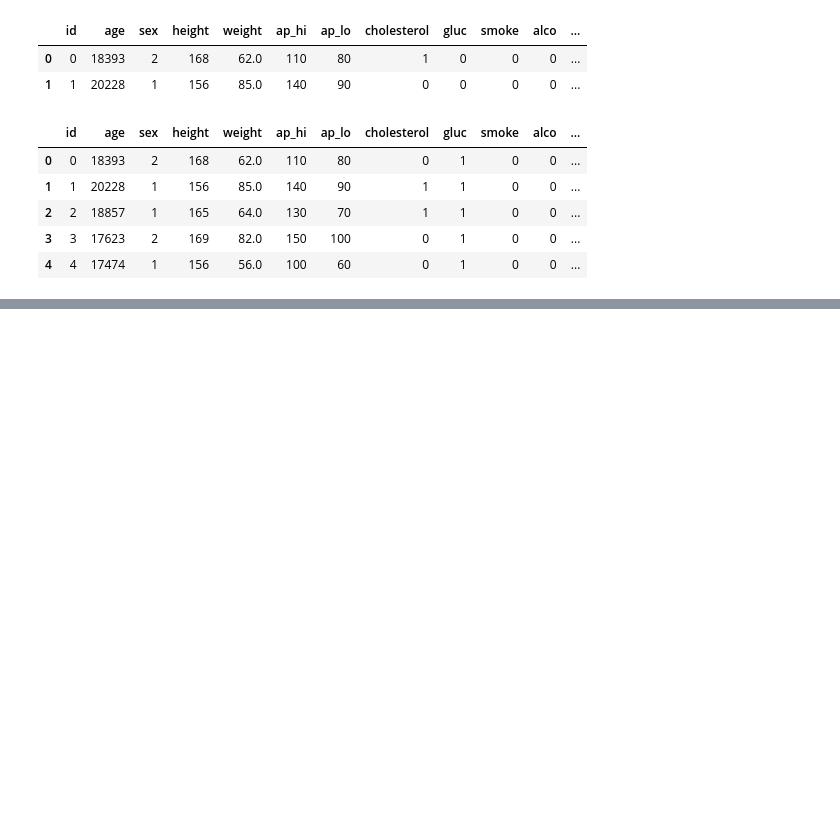
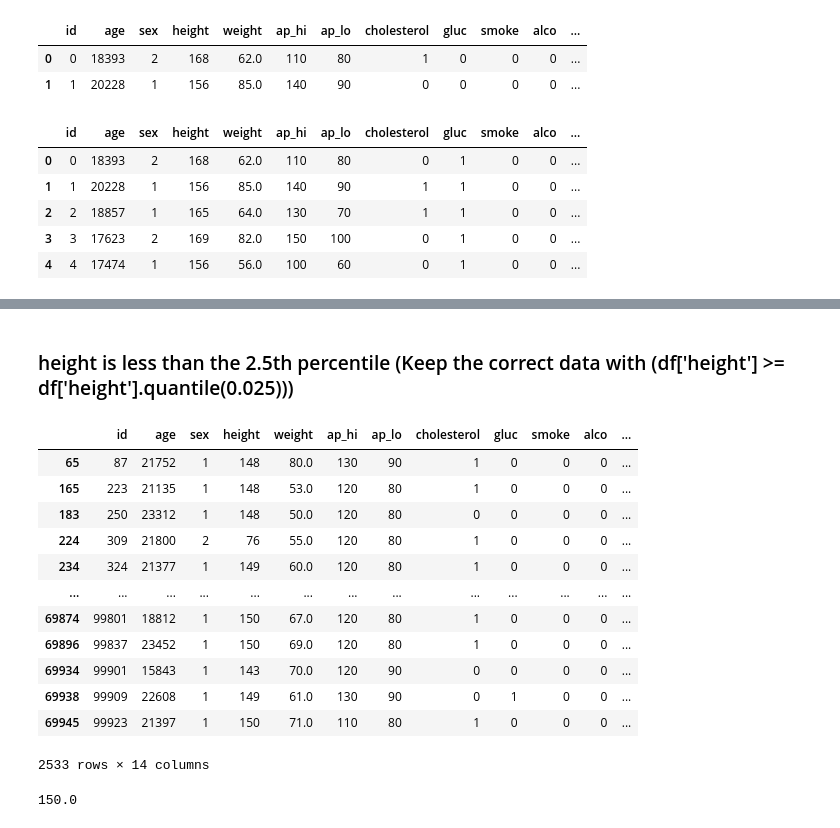
Before and after one commit to DataWeeb/PandasProjects, a Jupyter notebook: medicalExaminations.ipynb, the cells around one changed output, grey strips where cells are left out. Drawn from its saved outputs; the diff is of its cells as text; code cells hidden in the pictures; blank space fills up the shorter version.

```diff
--- a/medicalExaminations.ipynb
+++ b/medicalExaminations.ipynb
@@ -177,0 +227,22 @@ df.head()
+# %% [markdown]
+### height is less than the 2.5th percentile (Keep the correct data with (df['height'] >= df['height'].quantile(0.025)))
+# %%
+df[df['height']<=df['height'].quantile(0.025)]
+# %% [output]
+|  | id | age | sex | height | weight | ap_hi | ap_lo | cholesterol | gluc | smoke | alco | ... |
+| 65 | 87 | 21752 | 1 | 148 | 80.0 | 130 | 90 | 1 | 0 | 0 | 0 | ... |
+| 165 | 223 | 21135 | 1 | 148 | 53.0 | 120 | 80 | 1 | 0 | 0 | 0 | ... |
+| 183 | 250 | 23312 | 1 | 148 | 50.0 | 120 | 80 | 0 | 0 | 0 | 0 | ... |
+| 224 | 309 | 21800 | 2 | 76 | 55.0 | 120 | 80 | 1 | 0 | 0 | 0 | ... |
+| 234 | 324 | 21377 | 1 | 149 | 60.0 | 120 | 80 | 1 | 0 | 0 | 0 | ... |
+| ... | ... | ... | ... | ... | ... | ... | ... | ... | ... | ... | ... | ... |
+| 69874 | 99801 | 18812 | 1 | 150 | 67.0 | 120 | 80 | 1 | 0 | 0 | 0 | ... |
+| 69896 | 99837 | 23452 | 1 | 150 | 69.0 | 120 | 80 | 1 | 0 | 0 | 0 | ... |
+| 69934 | 99901 | 15843 | 1 | 143 | 70.0 | 120 | 90 | 0 | 0 | 0 | 0 | ... |
+| 69938 | 99909 | 22608 | 1 | 149 | 61.0 | 130 | 90 | 0 | 1 | 0 | 0 | ... |
+| 69945 | 99923 | 21397 | 1 | 150 | 71.0 | 110 | 80 | 1 | 0 | 0 | 0 | ... |
+2533 rows × 14 columns
+# %%
+df['height'].quantile(0.025)
+# %% [output]
+150.0
```
Also changed, not shown: parts of 19 cells of this notebook, 2 other files.
